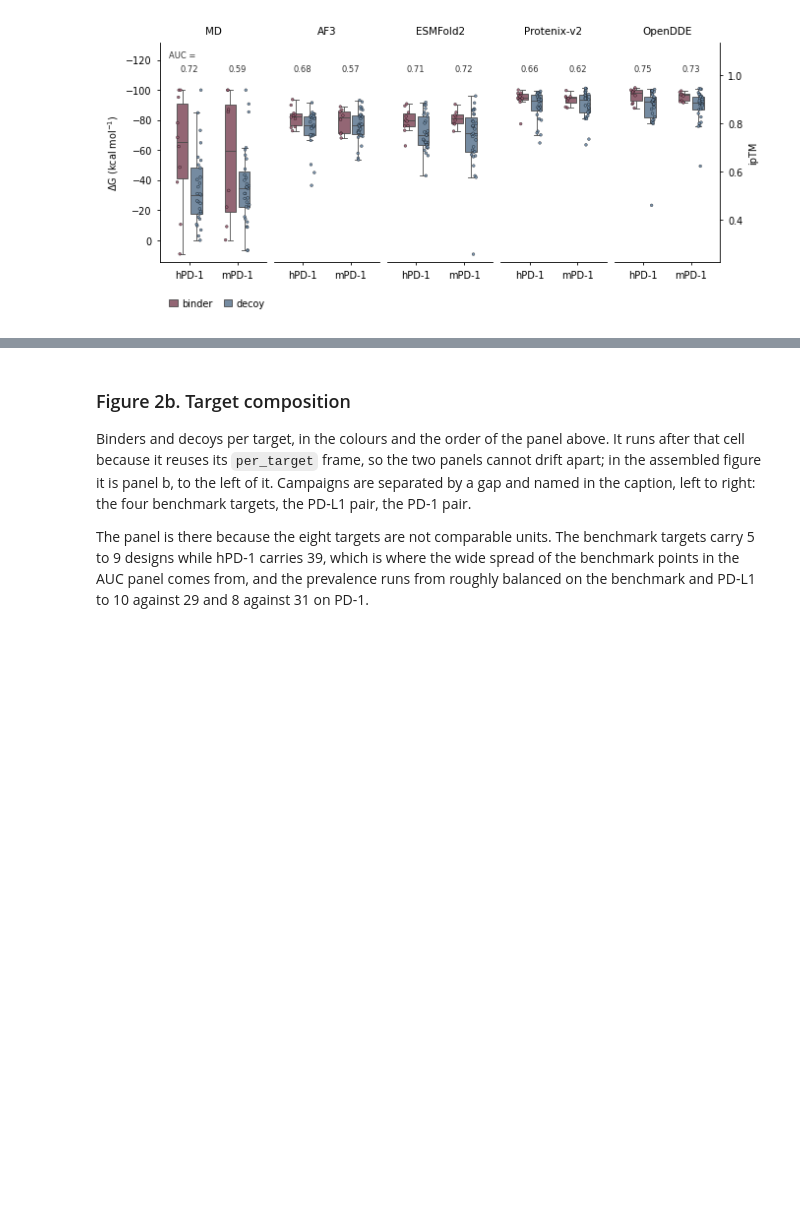
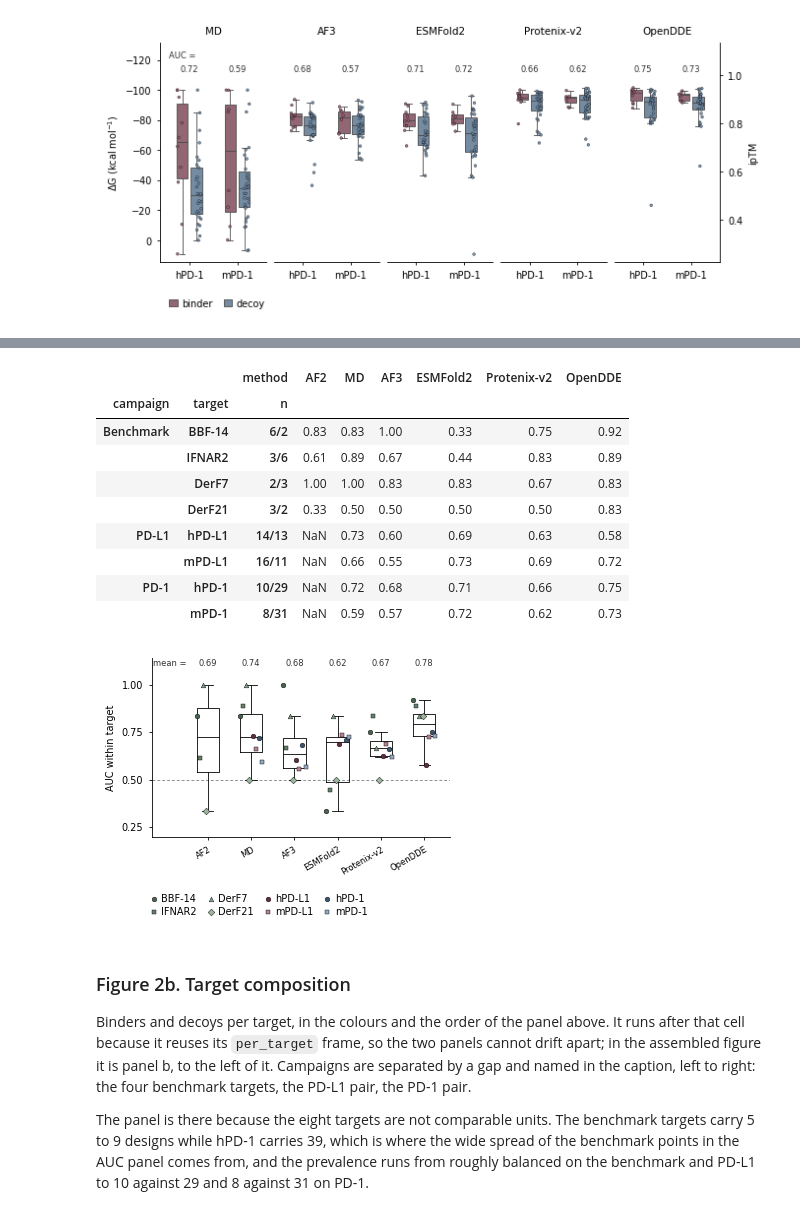
Before and after one commit to Rita-Ann-Roessner/Postdoc-UNIL, a Jupyter notebook: 261111_funnel_paper/Figures.ipynb, the cells around one changed output, grey strips where cells are left out. Cells and saved outputs as stored; diff of their text form; code cells hidden in the pictures; blank space fills up the shorter version.

```diff
--- a/261111_funnel_paper/Figures.ipynb
+++ b/261111_funnel_paper/Figures.ipynb
@@ -807,6 +1182,38 @@ def shades(family, k):
     cmap = LinearSegmentedColormap.from_list(family, paper_pal_families3[family])
     return [cmap(x) for x in np.linspace(0.0, 0.78, k)]
 
+# --- AF2, BindCraft's own in-pipeline filter -----------------------------
+# Average_i_pTM from the published supplementary table. Three naming
+# conventions have to be bridged: BBF-14_b2 is BBF_b2 there, IFNAR2 names
+# match, and the DerF designs are keyed by trajectory rather than name.
+# Only the four benchmark targets were scored this way, so AF2's box rests on
+# four points where every other method has eight.
+import re
+
+AF2_CSV   = Path("41586_2025_9429_MOESM4_ESM.csv")
+_af2      = pd.read_csv(AF2_CSV)
+_af2_name = {(r.Target, r.DesignName): r.Average_i_pTM for r in _af2.itertuples()}
+_af2_traj = {(r.Target, r.Trajectory): r.Average_i_pTM for r in _af2.itertuples()}
+
+def af2_iptm(target, design):
+    if target == "BBF-14":
+        return _af2_name.get((target, design.replace("BBF-14_", "BBF_")))
+    if target == "IFNAR2":
+        return _af2_name.get((target, design))
+    traj = re.sub(r"^\d+_", "", re.sub(r"_model\d+$", "", design))
+    return _af2_traj.get((target, traj))
+
+def af2_scores(target):
+    """The benchmark designs for one target, with their published AF2 i_pTM."""
+    s = long[(long.method == METHODS[0]) & (long.target == target)][
+            ["design", "y"]].drop_duplicates().copy()
+    s["score"] = [af2_iptm(target, d) for d in s.design]
+    if s.score.isna().any():
+        raise ValueError(f"no AF2 i_pTM for {sorted(s.design[s.score.isna()])}")
+    return s
+
+METHODS_X = ["AF2"] + METHODS                  # AF2 first, then the five scored here
+
 rows = []
 for camp_lbl, df, lbls, fam in PANELS:
     cols = shades(fam, len(lbls))
@@ -819,6 +1226,13 @@ for camp_lbl, df, lbls, fam in PANELS:
                              auc=roc_auc_score(s.y, s.score),
                              n_bind=int(s.y.sum()), n_dec=int((~s.y.astype(bool)).sum()),
                              colour=col, marker=MARKERS[j]))
+for j, t in enumerate(TARGETS):                # AF2, benchmark targets only
+    s = af2_scores(t)
+    rows.append(dict(campaign="Benchmark", target=t, method="AF2",
+                     auc=roc_auc_score(s.y, s.score),
+                     n_bind=int(s.y.sum()), n_dec=int((~s.y.astype(bool)).sum()),
+                     colour=shades("green", len(TARGETS))[j], marker=MARKERS[j]))
+
 per_target = pd.DataFrame(rows)
 
 TARGET_ORDER = [n for _, _, lbls, _ in PANELS for n in lbls.values()]
@@ -828,47 +1242,61 @@ fig, ax = plt.subplots(figsize=(3.5, 2.8))              # half of A4 text width
 
 ax.axhline(0.5, color="#8A9299", ls=(0, (3, 2)), lw=0.7, zorder=1)
 
-sns.boxplot(per_target, x="method", y="auc", order=METHODS, ax=ax,
+sns.boxplot(per_target, x="method", y="auc", order=METHODS_X, ax=ax,
             showfliers=False, width=0.52, linewidth=0.6, zorder=2,
             fill=False, color="black")             # outline only, points stay legible
 
 for t, off in zip(TARGET_ORDER, SPREAD):
-    s  = per_target[per_target.target == t].set_index("method").reindex(METHODS)
+    s  = per_target[per_target.target == t].set_index("method").reindex(METHODS_X)
     st = per_target[per_target.target == t].iloc[0]
-    ax.plot([METHODS.index(m) + off for m in s.index], s.auc, st.marker,
+    ax.plot([METHODS_X.index(m) + off for m in s.index], s.auc, st.marker,
             color=st.colour, ms=3.4, mec="black", mew=0.3, ls="none", zorder=3,
             label=t)
 
-ax.set_xlim(-0.95, len(METHODS) - 0.4)   # left margin holds the "mean =" tag
+ax.set_xlim(-1.30, len(METHODS_X) - 0.4)   # left margin holds the "mean =" tag
 ax.set_ylim(0.2, 1.14)                                  # headroom for the annotation
 ax.set_yticks([0.25, 0.5, 0.75, 1.0])
 
 trans = mtransforms.blended_transform_factory(ax.transData, ax.transAxes)
-for i, m in enumerate(METHODS):                         # mean over the eight targets
+for i, m in enumerate(METHODS_X):                         # mean over the eight targets
     ax.text(i, 0.995, f"{per_target[per_target.method == m].auc.mean():.2f}",
             transform=trans, ha="center", va="top", fontsize=6, color="#333333")
 ax.text(0.005, 0.995, "mean =", transform=ax.transAxes,
         ha="left", va="top", fontsize=6, color="#333333")
 ax.set_ylabel("AUC within target")
 ax.set_xlabel("")
+ax.tick_params(axis="x", labelsize=6)   # six method names on a half-width axis
+plt.setp(ax.get_xticklabels(), rotation=30, ha="right", rotation_mode="anchor")
 
 h, l = ax.get_legend_handles_labels()
-ax.legend(h, l, loc="upper left", bbox_to_anchor=(-0.02, -0.12), ncol=4,
+ax.legend(h, l, loc="upper left", bbox_to_anchor=(-0.02, -0.30), ncol=4,
           frameon=False, handlelength=0.9, handletextpad=0.3,
           columnspacing=1.0, labelspacing=0.3, borderaxespad=0)
 
 sns.despine(fig)
 fig.tight_layout(pad=0.3)
 fig.savefig("Figure2/per_target_auc_box.svg")
 
 # the per-target numbers, with each target's binder/decoy split
 key = per_target.drop_duplicates("target").set_index("target")
 tbl = per_target.pivot(index="target", columns="method", values="auc")
-tbl = tbl.reindex(TARGET_ORDER)[METHODS]
+tbl = tbl.reindex(TARGET_ORDER)[METHODS_X]
 tbl.index = pd.MultiIndex.from_tuples(
     [(key.loc[t, "campaign"], t, f"{key.loc[t, 'n_bind']}/{key.loc[t, 'n_dec']}")
      for t in tbl.index], names=["campaign", "target", "n"])
 display(tbl.round(2))
+# %% [output]
+|  |  | method | AF2 | MD | AF3 | ESMFold2 | Protenix-v2 | OpenDDE |
+| campaign | target | n |  |  |  |  |  |  |
+| Benchmark | BBF-14 | 6/2 | 0.83 | 0.83 | 1.00 | 0.33 | 0.75 | 0.92 |
+|  | IFNAR2 | 3/6 | 0.61 | 0.89 | 0.67 | 0.44 | 0.83 | 0.89 |
+|  | DerF7 | 2/3 | 1.00 | 1.00 | 0.83 | 0.83 | 0.67 | 0.83 |
+|  | DerF21 | 3/2 | 0.33 | 0.50 | 0.50 | 0.50 | 0.50 | 0.83 |
+| PD-L1 | hPD-L1 | 14/13 | NaN | 0.73 | 0.60 | 0.69 | 0.63 | 0.58 |
+|  | mPD-L1 | 16/11 | NaN | 0.66 | 0.55 | 0.73 | 0.69 | 0.72 |
+| PD-1 | hPD-1 | 10/29 | NaN | 0.72 | 0.68 | 0.71 | 0.66 | 0.75 |
+|  | mPD-1 | 8/31 | NaN | 0.59 | 0.57 | 0.72 | 0.62 | 0.73 |
+[figure, added]
 # %% [markdown]
 ### Figure 2b. Target composition
 
```
Also changed, not shown: parts of 15 cells of this notebook, 1 other file.
